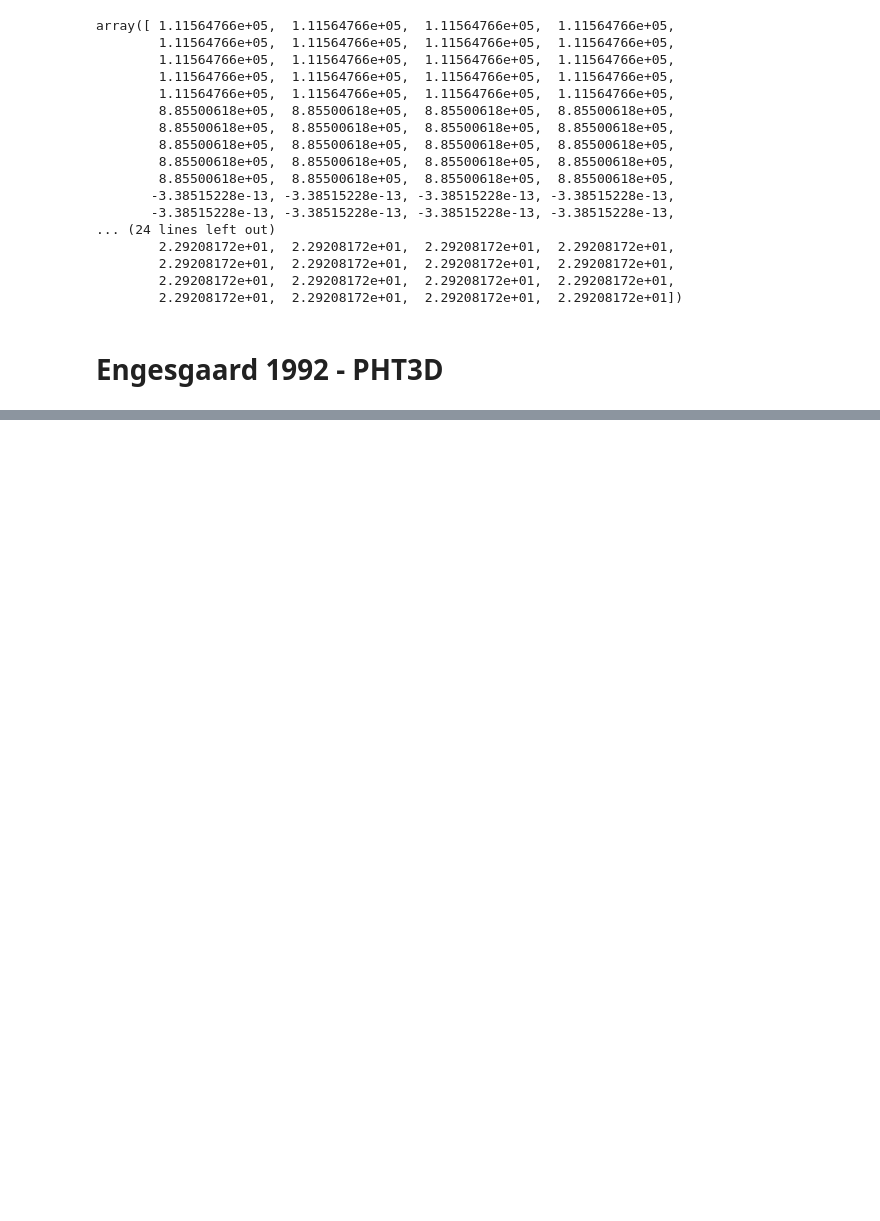
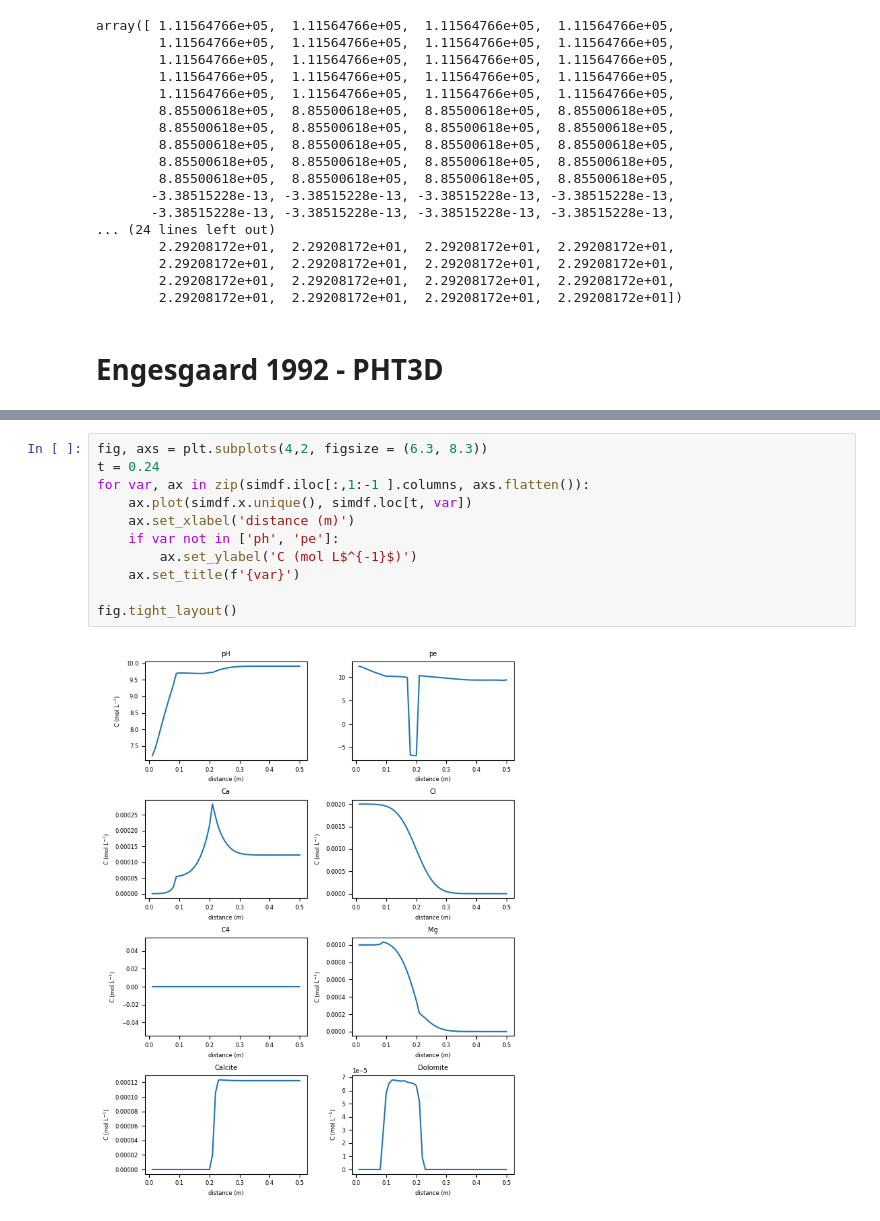
Before and after one commit to p-ortega/mf6rtm, a Jupyter notebook: testing.ipynb, the cells around one changed output, grey strips where cells are left out. Saved outputs shown, nothing was run; the diff lists cells and outputs as text; blank space fills up the shorter version.

```diff
--- a/testing.ipynb
+++ b/testing.ipynb
@@ -267,0 +258,13 @@ Index([  864.0,   864.0,   864.0,   864.0,   864.0,   864.0,   864.0,   864.0,
+# %%
+fig, axs = plt.subplots(4,2, figsize = (6.3, 8.3))
+t = 0.24
+for var, ax in zip(simdf.iloc[:,1:-1 ].columns, axs.flatten()):
+    ax.plot(simdf.x.unique(), simdf.loc[t, var])
+    ax.set_xlabel('distance (m)')
+    if var not in ['ph', 'pe']:
+        ax.set_ylabel('C (mol L$^{-1}$)')
+    ax.set_title(f'{var}')
+
+fig.tight_layout()
+# %% [output]
+[figure, added]
```
Also changed, not shown: parts of 4 cells of this notebook.
